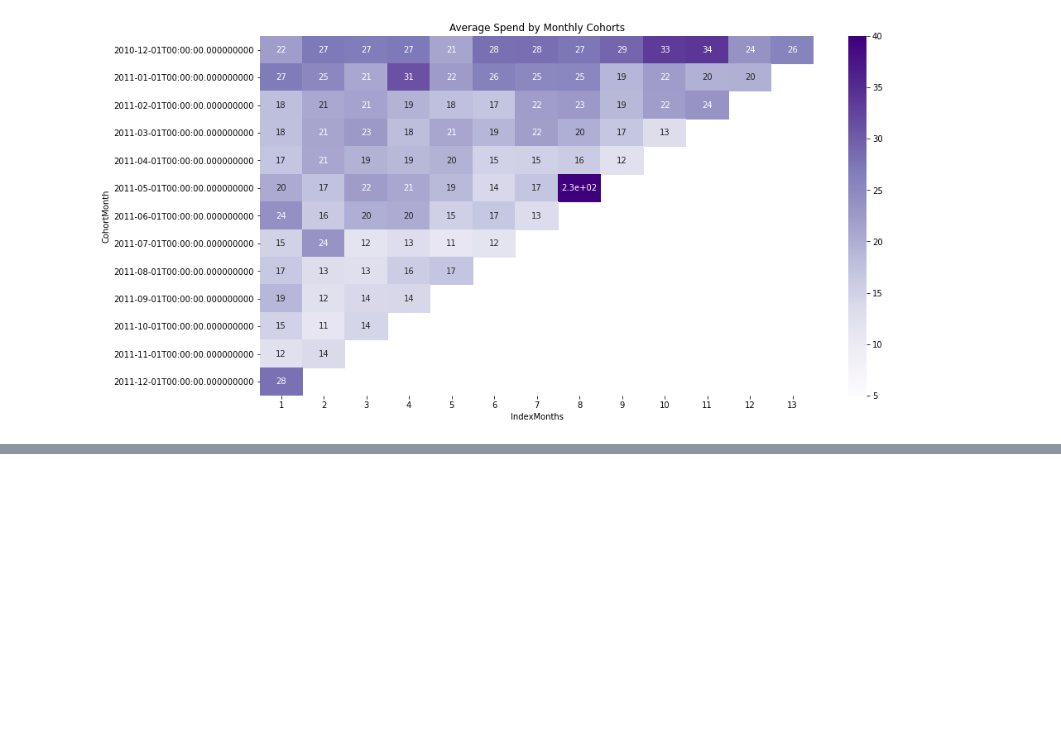
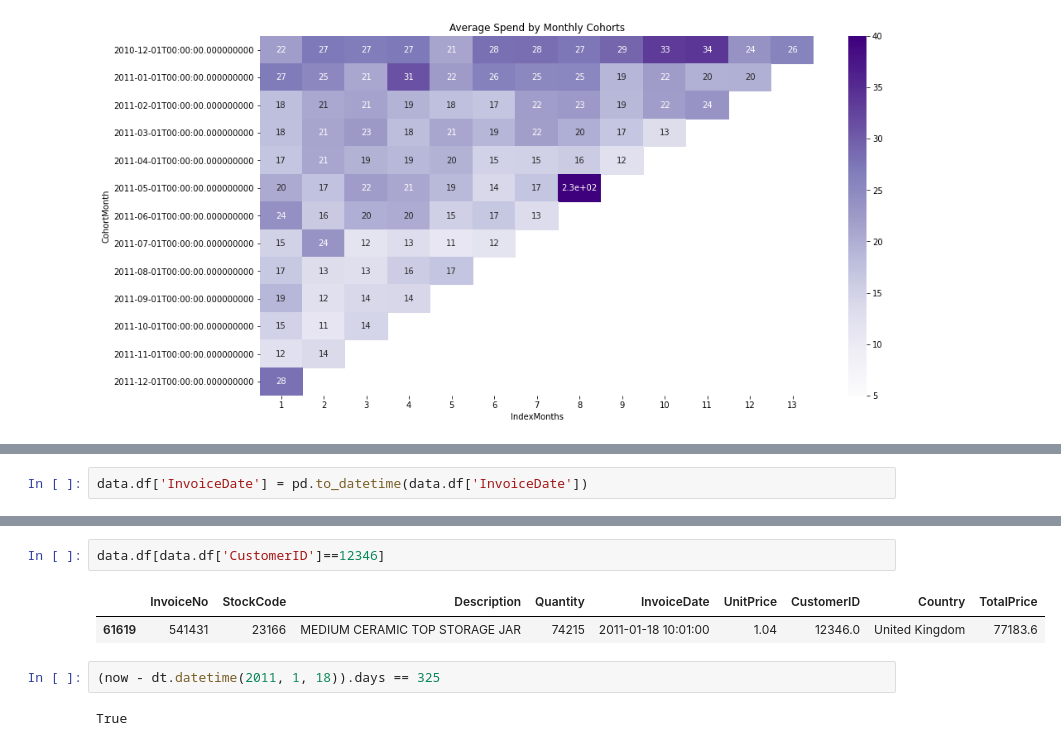
Before and after one commit to ovokpus/Customer-Segmentation, a Jupyter notebook: retail_project.ipynb, the cells around one changed output, grey strips where cells are left out. Saved outputs shown, nothing was run; the diff lists cells and outputs as text; blank space fills up the shorter version.

```diff
--- a/retail_project.ipynb
+++ b/retail_project.ipynb
@@ -503,0 +566,2 @@ plt.show()
+# %%
+data.df['InvoiceDate'] = pd.to_datetime(data.df['InvoiceDate'])
@@ -503,0 +627,9 @@ plt.show()
+# %%
+data.df[data.df['CustomerID']==12346]
+# %% [output]
+|  | InvoiceNo | StockCode | Description | Quantity | InvoiceDate | UnitPrice | CustomerID | Country | TotalPrice |
+| 61619 | 541431 | 23166 | MEDIUM CERAMIC TOP STORAGE JAR | 74215 | 2011-01-18 10:01:00 | 1.04 | 12346.0 | United Kingdom | 77183.6 |
+# %%
+(now - dt.datetime(2011, 1, 18)).days == 325
+# %% [output]
+True
```
Also changed, not shown: parts of 18 cells of this notebook.
